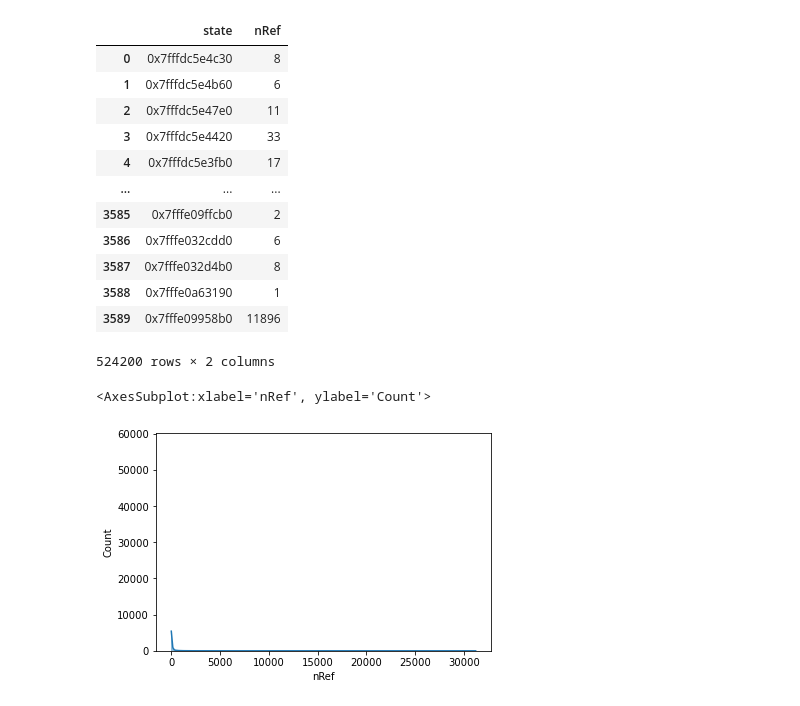
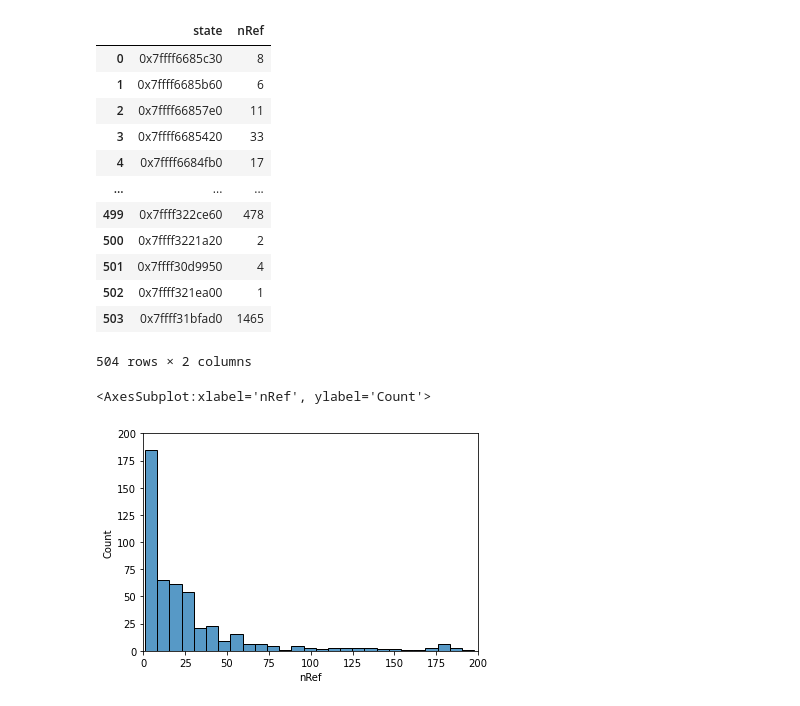
Before and after one commit to michalcohen/DataAnalysisABC, a Jupyter notebook: proof_table_stats.ipynb, the cells around one changed output. Saved outputs shown, nothing was run; the diff lists cells and outputs as text; code cells hidden in the pictures.

```diff
--- a/proof_table_stats.ipynb
+++ b/proof_table_stats.ipynb
@@ -35,6 +41,6 @@ with Pool(max_pool) as p:
 # %%
 dirname = "../abc/beem"
-file_list = [filename for filename in os.listdir(dirname) if filename.endswith(".csv")]
+file_list = [filename for filename in os.listdir(dirname) if filename.endswith(".csv")][0:1]
 max_pool = 12
 
 def process_file(file):
@@ -54,21 +60,22 @@ tot = pd.concat(pool_outputs)
 tot
 # %% [output]
 |  | state | nRef |
-| 0 | 0x7fffdc5e4c30 | 8 |
-| 1 | 0x7fffdc5e4b60 | 6 |
-| 2 | 0x7fffdc5e47e0 | 11 |
-| 3 | 0x7fffdc5e4420 | 33 |
-| 4 | 0x7fffdc5e3fb0 | 17 |
+| 0 | 0x7ffff6685c30 | 8 |
+| 1 | 0x7ffff6685b60 | 6 |
+| 2 | 0x7ffff66857e0 | 11 |
+| 3 | 0x7ffff6685420 | 33 |
+| 4 | 0x7ffff6684fb0 | 17 |
 | ... | ... | ... |
-| 3585 | 0x7fffe09ffcb0 | 2 |
-| 3586 | 0x7fffe032cdd0 | 6 |
-| 3587 | 0x7fffe032d4b0 | 8 |
-| 3588 | 0x7fffe0a63190 | 1 |
-| 3589 | 0x7fffe09958b0 | 11896 |
+| 499 | 0x7ffff322ce60 | 478 |
+| 500 | 0x7ffff3221a20 | 2 |
+| 501 | 0x7ffff30d9950 | 4 |
+| 502 | 0x7ffff321ea00 | 1 |
+| 503 | 0x7ffff31bfad0 | 1465 |
-524200 rows × 2 columns
+504 rows × 2 columns
 # %%
-plt.ylim(0, 10000)
-sns.histplot(data=tot, x="nRef", kde=True)
+plt.ylim(0, 200)
+plt.xlim(0, 200)
+sns.histplot(data=tot, x="nRef")
 # %% [output]
 <AxesSubplot:xlabel='nRef', ylabel='Count'>
-[figure, old version]
+[figure, new version]
```
Also changed, not shown: parts of 6 cells of this notebook, 3 other files.
